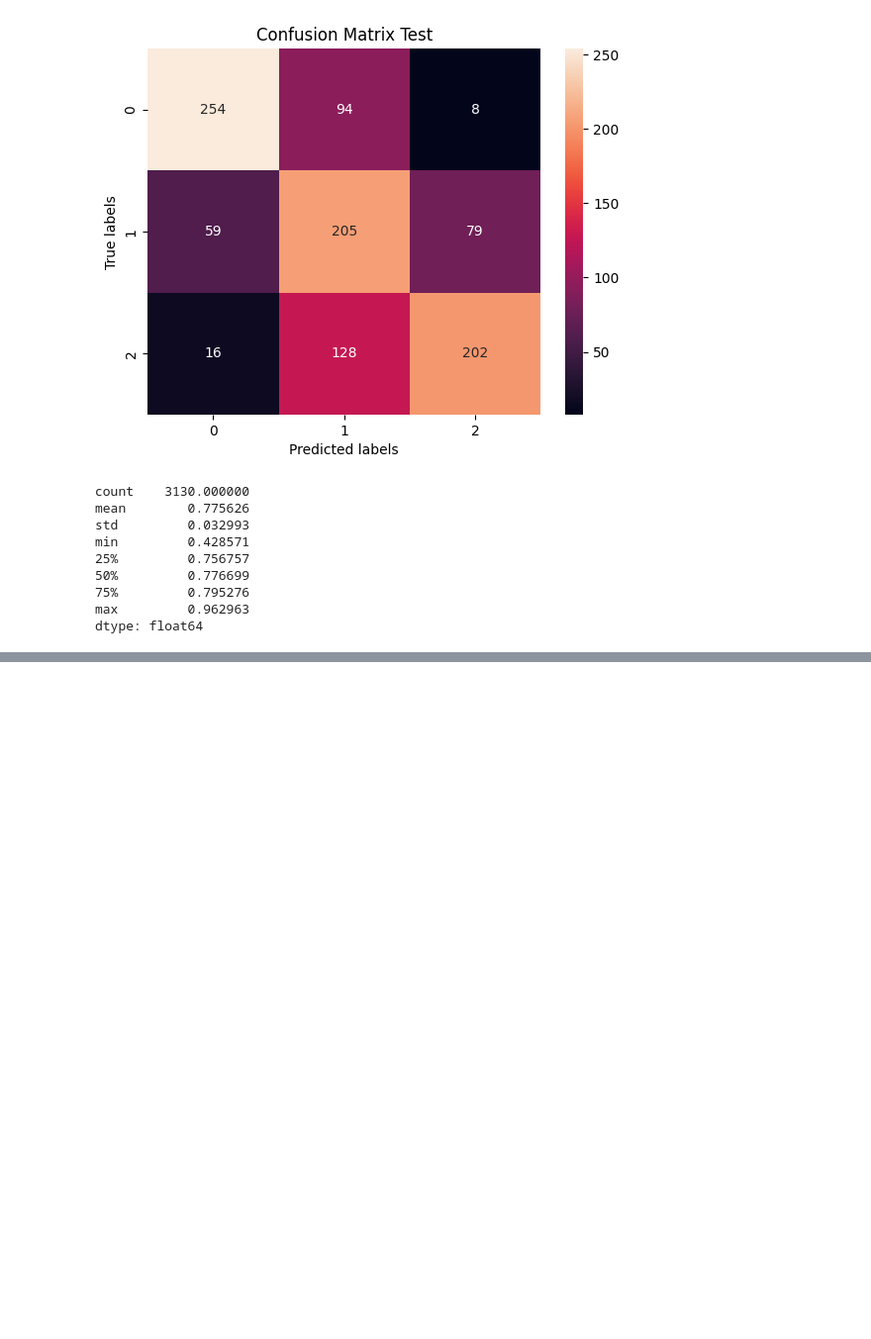
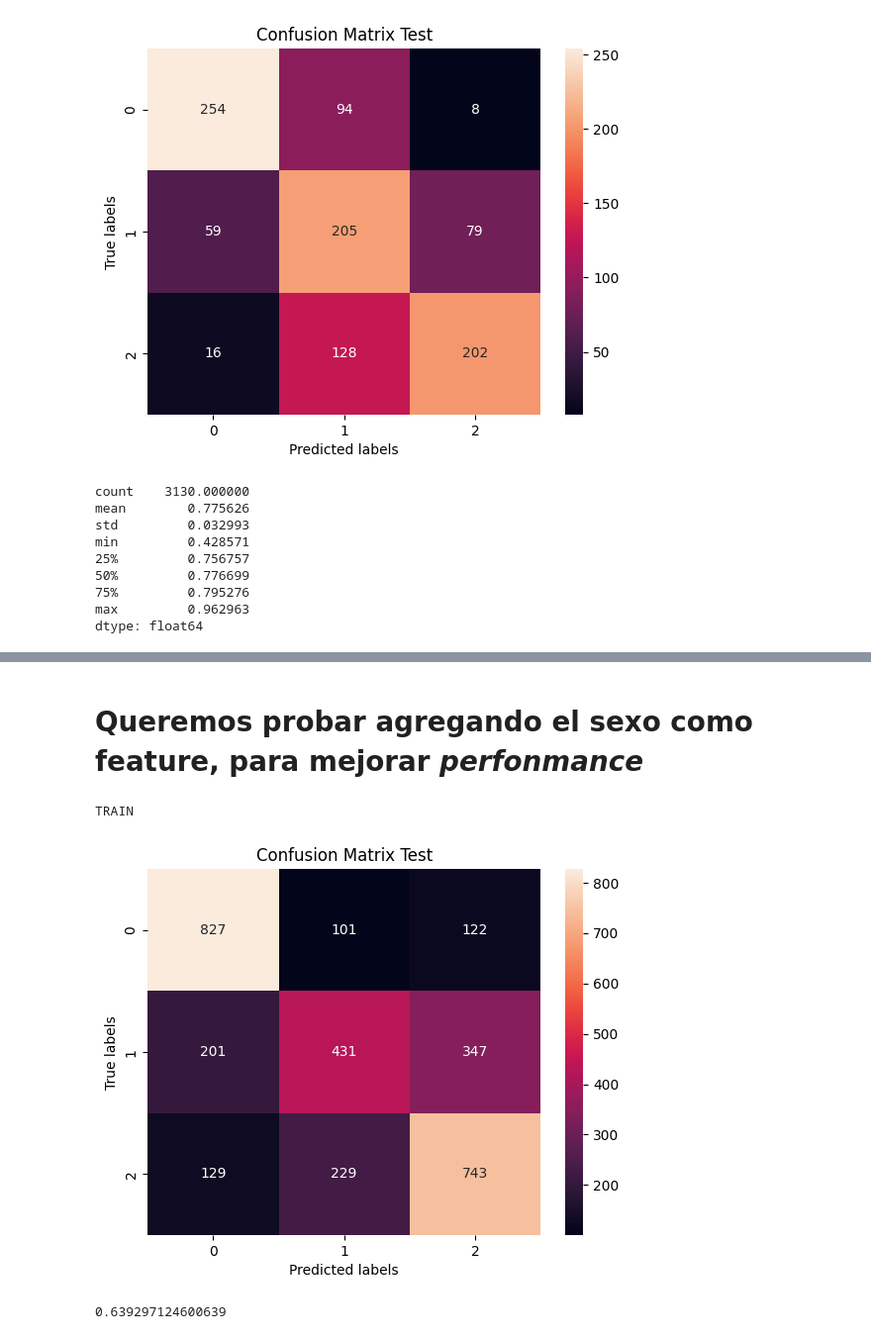
Before and after one commit to VidalGustavo/Tp-Final-IAA-2024, a Jupyter notebook: tp_final.ipynb, the cells around one changed output, grey strips where cells are left out. Shown at 99% size. Cells and saved outputs as stored; diff of their text form; code cells hidden in the pictures; blank space fills up the shorter version.

Commit message:
Otro modelo y correcciones, ademas fuimos agregando comentarios a lo que habia. El modelo solo predice clase 0 y 2

```diff
--- a/tp_final.ipynb
+++ b/tp_final.ipynb
@@ -200,0 +236,28 @@ dtype: float64
+# %% [markdown]
+# Queremos probar agregando el sexo como feature, para mejorar *perfonmance*
+# %%
+# Como los modelos fallan con categorias, vamos a agregar columnas binarias con
+# 1 solo en las filas de la categorias correspondiente...
+
+pipe_lg = Pipeline([
+    ("OneHot", OneHotEncoder()),
+    ("lg", LogisticRegression(penalty = "l1", solver="saga" , random_state=42))
+])
+
+pipe_lg.fit(X_train[["Length", "Whole_weight", "Sex"]], y_train)
+
+y_train_pred_hot_lg = pipe_lg.predict(X_train[["Length", "Whole_weight", "Sex"]])
+
+print("\nTRAIN")
+ax= plt.subplot()
+sns.heatmap(confusion_matrix(y_train, y_train_pred_hot_lg), annot=True, fmt='g', ax=ax);  #annot=True to annotate cells, ftm='g' to disable scientific notation
+# labels, title and ticks
+ax.set_xlabel('Predicted labels');ax.set_ylabel('True labels');
+ax.set_title('Confusion Matrix Test');
+plt.show()
+
+print(accuracy_score(y_train, y_train_pred_hot_lg))
+# %% [output]
+TRAIN
+[figure, added]
+0.639297124600639
```
Also changed, not shown: parts of 24 cells of this notebook.
